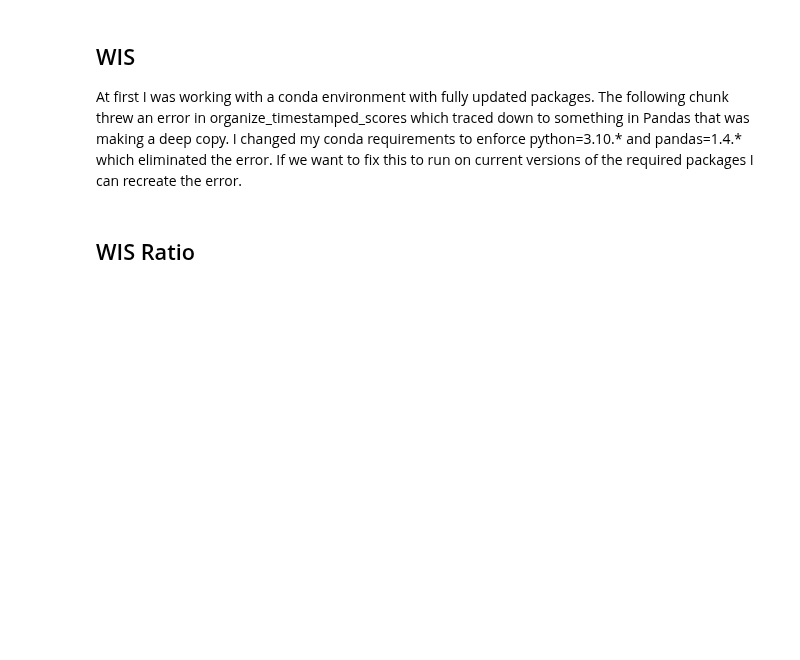
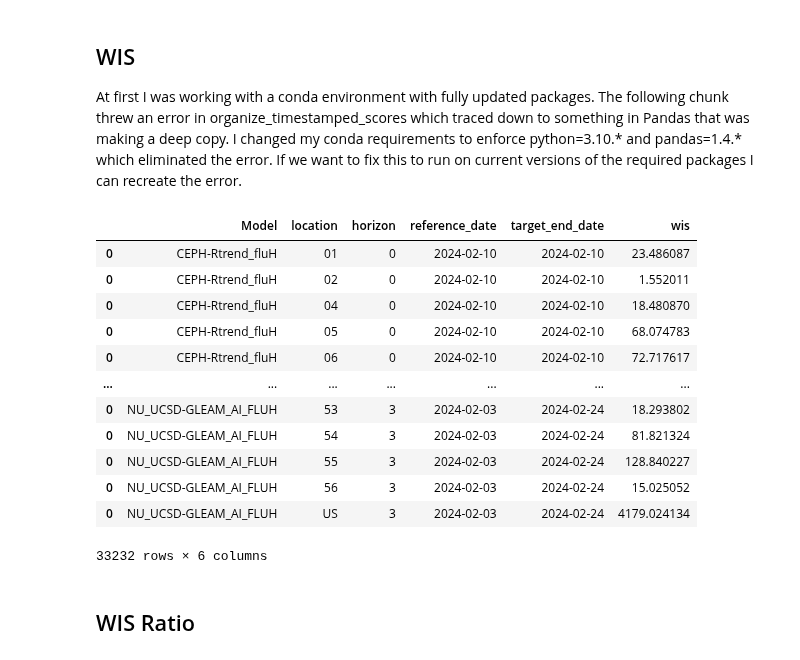
Before and after one commit to mobs-lab/epistorm-evaluations, a Jupyter notebook: epistorm_evaluations-no-scorepi.ipynb, the cells around one changed output. Cells and saved outputs as stored; diff of their text form; code cells hidden in the pictures; blank space fills up the shorter version.

```diff
--- a/epistorm_evaluations-no-scorepi.ipynb
+++ b/epistorm_evaluations-no-scorepi.ipynb
@@ -662,6 +659,22 @@ for horizon in [0, 1, 2,3]:
                 dfwis = pd.concat([dfwis, out])
 # %%
 dfwis.to_csv('./WIS.csv', index=False)
+# %%
+dfwis
+# %% [output]
+|  | Model | location | horizon | reference_date | target_end_date | wis |
+| 0 | CEPH-Rtrend_fluH | 01 | 0 | 2024-02-10 | 2024-02-10 | 23.486087 |
+| 0 | CEPH-Rtrend_fluH | 02 | 0 | 2024-02-10 | 2024-02-10 | 1.552011 |
+| 0 | CEPH-Rtrend_fluH | 04 | 0 | 2024-02-10 | 2024-02-10 | 18.480870 |
+| 0 | CEPH-Rtrend_fluH | 05 | 0 | 2024-02-10 | 2024-02-10 | 68.074783 |
+| 0 | CEPH-Rtrend_fluH | 06 | 0 | 2024-02-10 | 2024-02-10 | 72.717617 |
+| ... | ... | ... | ... | ... | ... | ... |
+| 0 | NU_UCSD-GLEAM_AI_FLUH | 53 | 3 | 2024-02-03 | 2024-02-24 | 18.293802 |
+| 0 | NU_UCSD-GLEAM_AI_FLUH | 54 | 3 | 2024-02-03 | 2024-02-24 | 81.821324 |
+| 0 | NU_UCSD-GLEAM_AI_FLUH | 55 | 3 | 2024-02-03 | 2024-02-24 | 128.840227 |
+| 0 | NU_UCSD-GLEAM_AI_FLUH | 56 | 3 | 2024-02-03 | 2024-02-24 | 15.025052 |
+| 0 | NU_UCSD-GLEAM_AI_FLUH | US | 3 | 2024-02-03 | 2024-02-24 | 4179.024134 |
+33232 rows × 6 columns
 # %% [markdown]
 ## WIS Ratio
 # %%
```
Also changed, not shown: parts of 14 cells of this notebook.
